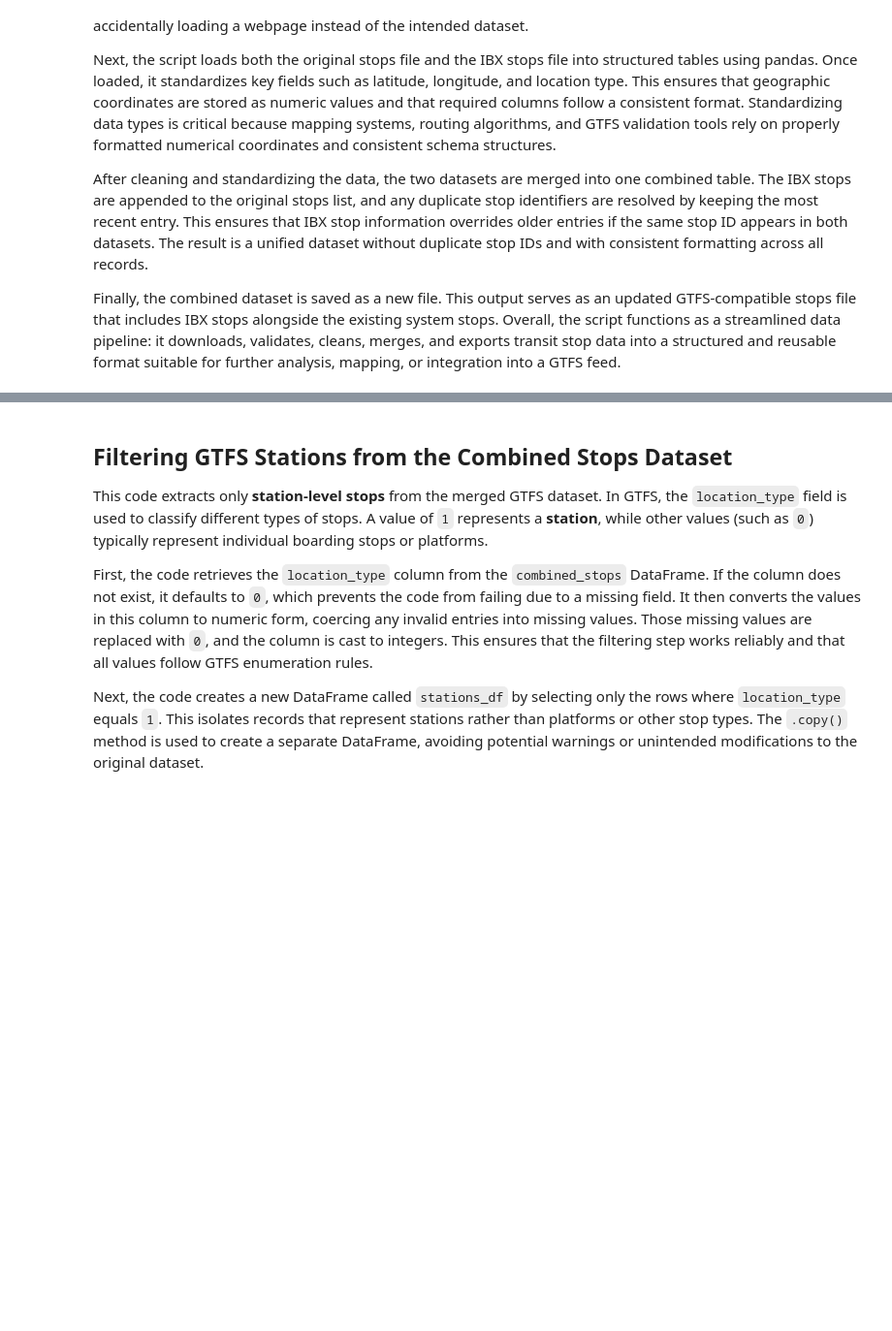
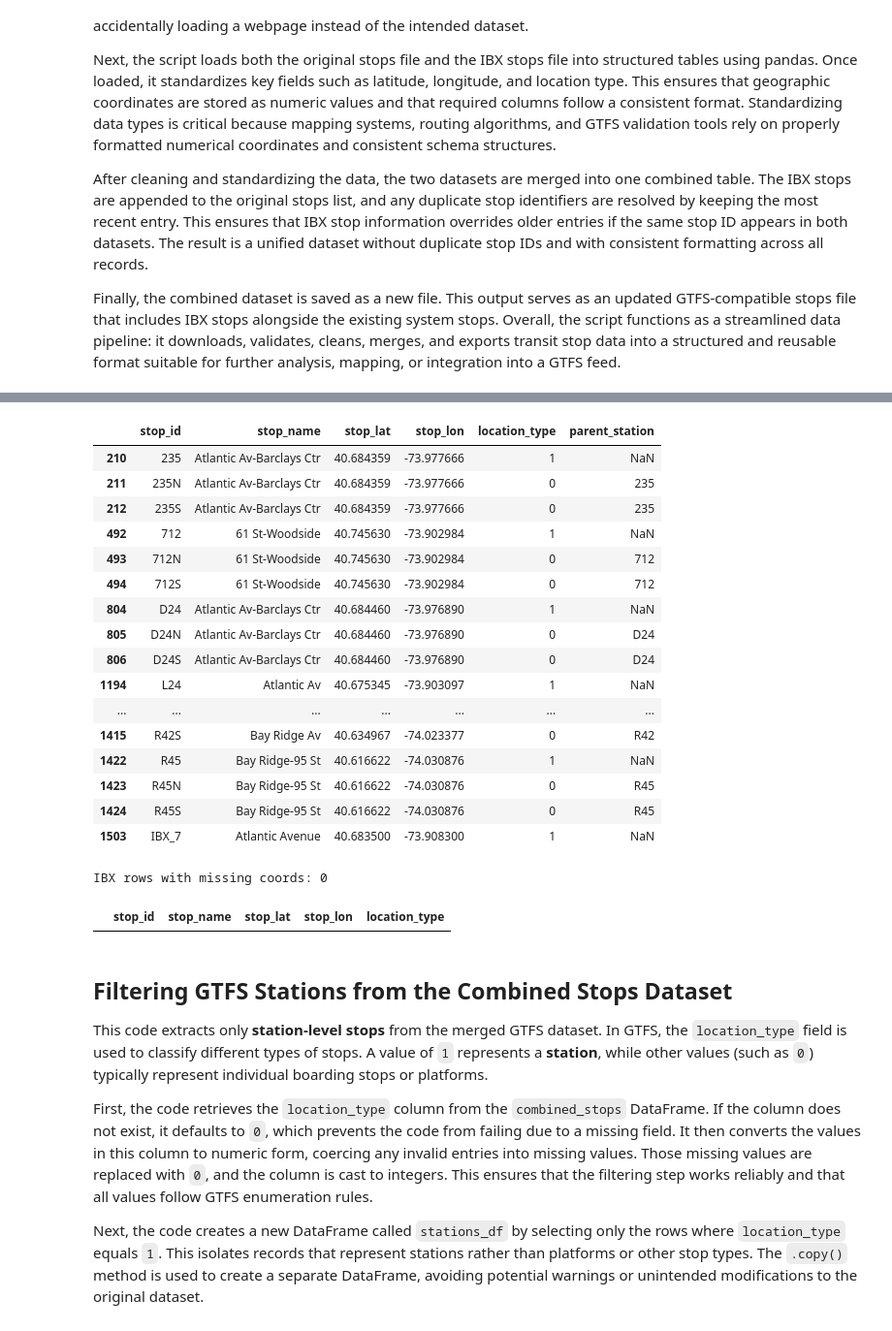
Before and after one commit to hawa1983/Capstone, a Jupyter notebook: ibx_capstone.ipynb, the cells around one changed output, grey strips where cells are left out. Shown at 97% size. Cells and saved outputs as stored; diff of their text form; code cells hidden in the pictures; blank space fills up the shorter version.

```diff
--- a/ibx_capstone.ipynb
+++ b/ibx_capstone.ipynb
@@ -283,3 +302,30 @@ File saved as: stops_with_ibx.csv
+# %%
+combined_stops_df[combined_stops_df["stop_name"].astype(str).str.contains("Woodside|Bay Ridge|Jackson Heights|Atlantic", case=False, na=False)].tail(30)
+# %% [output]
+|  | stop_id | stop_name | stop_lat | stop_lon | location_type | parent_station |
+| 210 | 235 | Atlantic Av-Barclays Ctr | 40.684359 | -73.977666 | 1 | NaN |
+| 211 | 235N | Atlantic Av-Barclays Ctr | 40.684359 | -73.977666 | 0 | 235 |
+| 212 | 235S | Atlantic Av-Barclays Ctr | 40.684359 | -73.977666 | 0 | 235 |
+| 492 | 712 | 61 St-Woodside | 40.745630 | -73.902984 | 1 | NaN |
+| 493 | 712N | 61 St-Woodside | 40.745630 | -73.902984 | 0 | 712 |
+| 494 | 712S | 61 St-Woodside | 40.745630 | -73.902984 | 0 | 712 |
+| 804 | D24 | Atlantic Av-Barclays Ctr | 40.684460 | -73.976890 | 1 | NaN |
+| 805 | D24N | Atlantic Av-Barclays Ctr | 40.684460 | -73.976890 | 0 | D24 |
+| 806 | D24S | Atlantic Av-Barclays Ctr | 40.684460 | -73.976890 | 0 | D24 |
+| 1194 | L24 | Atlantic Av | 40.675345 | -73.903097 | 1 | NaN |
+| ... | ... | ... | ... | ... | ... | ... |
+| 1415 | R42S | Bay Ridge Av | 40.634967 | -74.023377 | 0 | R42 |
+| 1422 | R45 | Bay Ridge-95 St | 40.616622 | -74.030876 | 1 | NaN |
+| 1423 | R45N | Bay Ridge-95 St | 40.616622 | -74.030876 | 0 | R45 |
+| 1424 | R45S | Bay Ridge-95 St | 40.616622 | -74.030876 | 0 | R45 |
+| 1503 | IBX_7 | Atlantic Avenue | 40.683500 | -73.908300 | 1 | NaN |
+# %%
+ibx_bad = ibx_df[ibx_df["stop_lat"].isna() | ibx_df["stop_lon"].isna()]
+print("IBX rows with missing coords:", len(ibx_bad))
+ibx_bad.head()
+# %% [output]
+IBX rows with missing coords: 0
+|  | stop_id | stop_name | stop_lat | stop_lon | location_type |
 # %% [markdown]
 ## Filtering GTFS Stations from the Combined Stops Dataset
 
```
Also changed, not shown: parts of 3 cells of this notebook.
